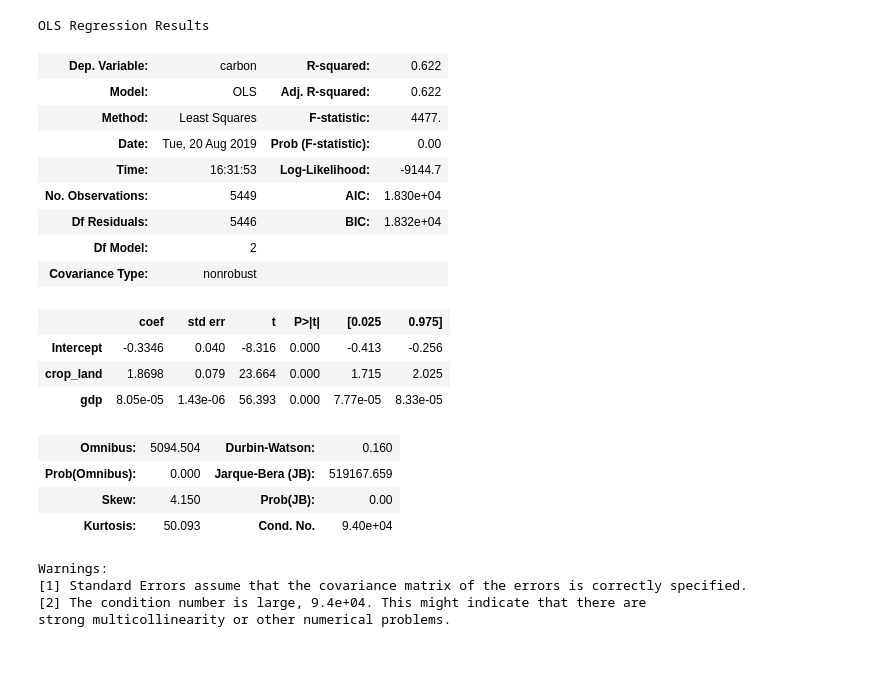
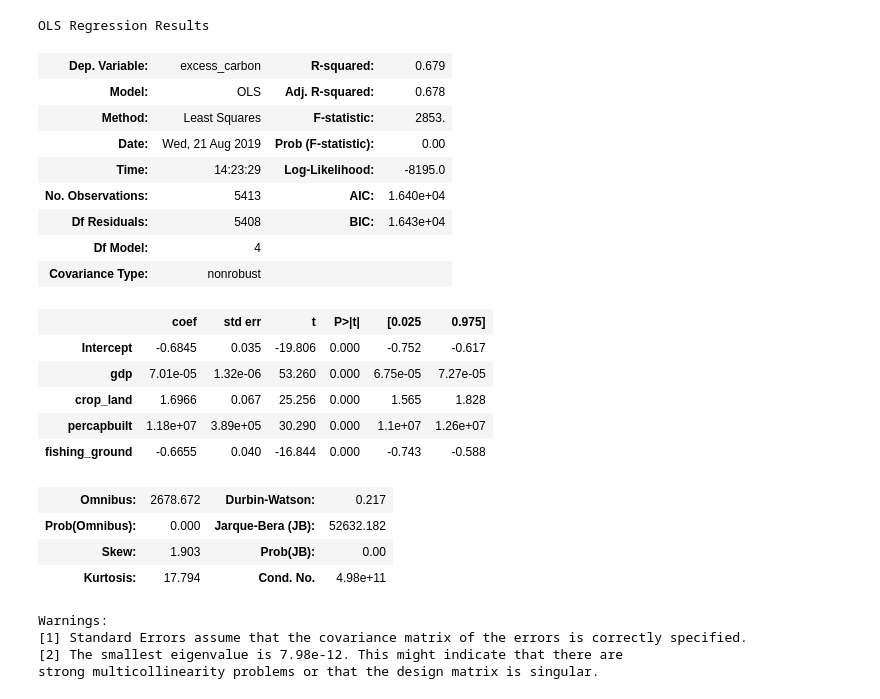
Before and after one commit to mackenziemitchell6/BigfootPrint, a Jupyter notebook: DataTransformations.ipynb, the cells around one changed output. Drawn from its saved outputs; the diff is of its cells as text; code cells hidden in the pictures; blank space fills up the shorter version.

```diff
--- a/DataTransformations.ipynb
+++ b/DataTransformations.ipynb
@@ -54,0 +35,10 @@ TypeError: '<' not supported between instances of 'int' and 'str'
+# %%
+sns.distplot(df['excess_carbon'], bins=30,)
+df['excess_carbon'].describe()
+df['%fishing2built']=df['fishing_ground']/df['built_up_land']
+df['fishingnbuilt']=df['fishing_ground']*df['built_up_land']
+df['fishingandgraze']=df['fishing_ground']*df['grazing_land']
+df['fishyear']=df['fishing_ground']*df['year']
+df['fishgdp']=df['fishing_ground']*df['gdp']
+df['percapbuilt']=df['built_up_land']/df['population']
+df['percapfish']=df['fishing_ground']/df['population']
@@ -88,3 +71,0 @@ for i in row_groups:
-# %%
-df['crop_and_gdp']=df['crop_land']*df['gdp']
-df.head()
@@ -98,3 +72,10 @@ df.head()
+# %%
+df['crop_and_built']=df['crop_land']*df['built_up_land']
+df=df[df['excess_carbon']<=15]
+
+from sklearn.preprocessing import StandardScaler
+scaler = StandardScaler()
+df['excess_carbon_scaled'] = scaler.fit_transform(df[['excess_carbon']])
 # %%
 # sns.pairplot(data=dfa)
 sns.PairGrid(df).map(plt.scatter)
@@ -142,0 +116,4 @@ model.summary()
+# %%
+df['cropgdp']=df['crop_land']*df['gdp']
+df['builtgdp']=df['gdp']*df['built_up_land']
+df.head()
@@ -143,26 +128,28 @@ model.summary()
 # %%
-model=smf.ols('carbon~crop_land+gdp',data=df).fit() #R-sq: 62.2% all pvals low (0.00)
+model=smf.ols('excess_carbon~gdp+crop_land+percapbuilt+fishing_ground',data=df).fit() #R-sq: 62.2% all pvals low (0.00)
 model.summary()
 # %% [output]
 OLS Regression Results
-| Dep. Variable: | carbon | R-squared: | 0.622 |
-| Model: | OLS | Adj. R-squared: | 0.622 |
-| Method: | Least Squares | F-statistic: | 4477. |
-| Date: | Tue, 20 Aug 2019 | Prob (F-statistic): | 0.00 |
-| Time: | 16:31:53 | Log-Likelihood: | -9144.7 |
-| No. Observations: | 5449 | AIC: | 1.830e+04 |
-| Df Residuals: | 5446 | BIC: | 1.832e+04 |
-| Df Model: | 2 |  |  |
+| Dep. Variable: | excess_carbon | R-squared: | 0.679 |
+| Model: | OLS | Adj. R-squared: | 0.678 |
+| Method: | Least Squares | F-statistic: | 2853. |
+| Date: | Wed, 21 Aug 2019 | Prob (F-statistic): | 0.00 |
+| Time: | 14:23:29 | Log-Likelihood: | -8195.0 |
+| No. Observations: | 5413 | AIC: | 1.640e+04 |
+| Df Residuals: | 5408 | BIC: | 1.643e+04 |
+| Df Model: | 4 |  |  |
 | Covariance Type: | nonrobust |  |  |
 |  | coef | std err | t | P>|t| | [0.025 | 0.975] |
-| Intercept | -0.3346 | 0.040 | -8.316 | 0.000 | -0.413 | -0.256 |
-| crop_land | 1.8698 | 0.079 | 23.664 | 0.000 | 1.715 | 2.025 |
-| gdp | 8.05e-05 | 1.43e-06 | 56.393 | 0.000 | 7.77e-05 | 8.33e-05 |
+| Intercept | -0.6845 | 0.035 | -19.806 | 0.000 | -0.752 | -0.617 |
+| gdp | 7.01e-05 | 1.32e-06 | 53.260 | 0.000 | 6.75e-05 | 7.27e-05 |
+| crop_land | 1.6966 | 0.067 | 25.256 | 0.000 | 1.565 | 1.828 |
+| percapbuilt | 1.18e+07 | 3.89e+05 | 30.290 | 0.000 | 1.1e+07 | 1.26e+07 |
+| fishing_ground | -0.6655 | 0.040 | -16.844 | 0.000 | -0.743 | -0.588 |
-| Omnibus: | 5094.504 | Durbin-Watson: | 0.160 |
-| Prob(Omnibus): | 0.000 | Jarque-Bera (JB): | 519167.659 |
-| Skew: | 4.150 | Prob(JB): | 0.00 |
-| Kurtosis: | 50.093 | Cond. No. | 9.40e+04 |
+| Omnibus: | 2678.672 | Durbin-Watson: | 0.217 |
+| Prob(Omnibus): | 0.000 | Jarque-Bera (JB): | 52632.182 |
+| Skew: | 1.903 | Prob(JB): | 0.00 |
+| Kurtosis: | 17.794 | Cond. No. | 4.98e+11 |
 Warnings:
 [1] Standard Errors assume that the covariance matrix of the errors is correctly specified.
-[2] The condition number is large, 9.4e+04. This might indicate that there are
-strong multicollinearity or other numerical problems.
+[2] The smallest eigenvalue is 7.98e-12. This might indicate that there are
+strong multicollinearity problems or that the design matrix is singular.
```
Also changed, not shown: parts of 21 cells of this notebook, 4 other files.
